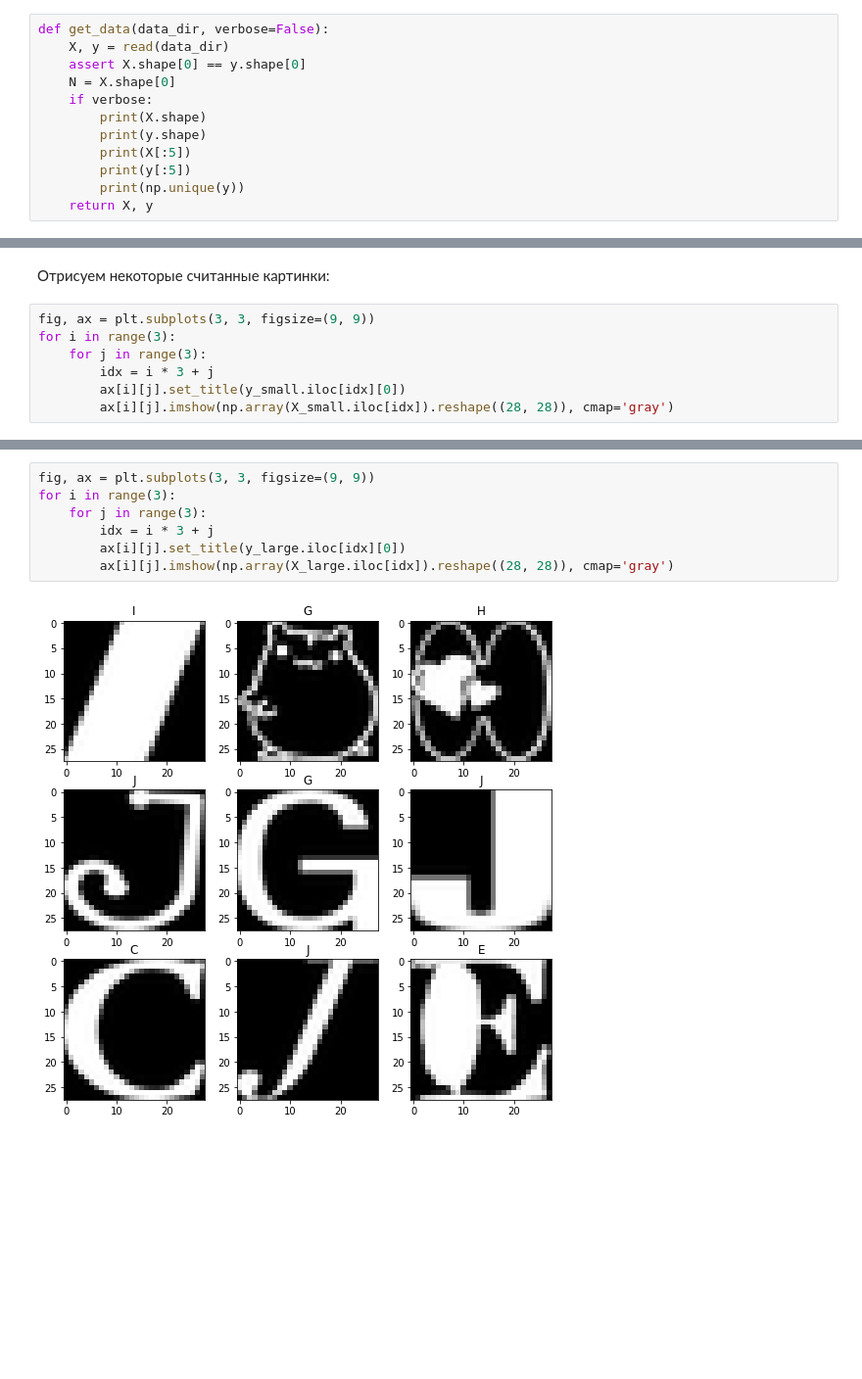
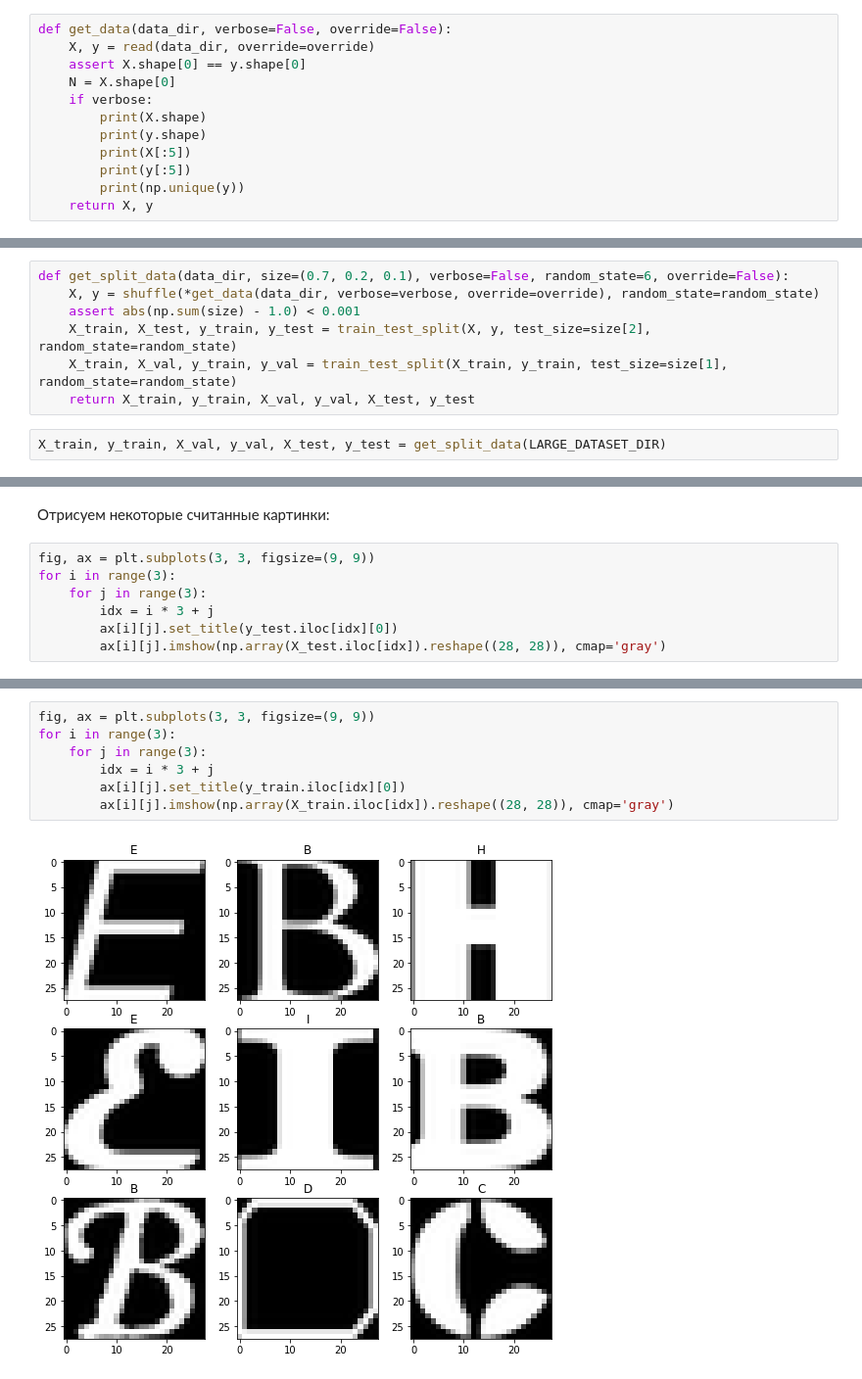
Before and after one commit to zaomatchbox/mo, a Jupyter notebook: part2/lab1/chiselko6/lab1.ipynb, the cells around one changed output, grey strips where cells are left out. Shown at 98% size. Saved outputs shown, nothing was run; the diff lists cells and outputs as text; blank space fills up the shorter version.

Commit message:
used large dataset only for classifiers

```diff
--- a/part2/lab1/chiselko6/lab1.ipynb
+++ b/part2/lab1/chiselko6/lab1.ipynb
@@ -40,6 +38,6 @@ def read(data_dir, override=False):
 # %%
-def get_data(data_dir, verbose=False):
-    X, y = read(data_dir)
+def get_data(data_dir, verbose=False, override=False):
+    X, y = read(data_dir, override=override)
     assert X.shape[0] == y.shape[0]
     N = X.shape[0]
     if verbose:
@@ -72,0 +50,9 @@ X_large, y_large = shuffle(*get_data(LARGE_DATASET_DIR, verbose=True), random_st
+# %%
+def get_split_data(data_dir, size=(0.7, 0.2, 0.1), verbose=False, random_state=6, override=False):
+    X, y = shuffle(*get_data(data_dir, verbose=verbose, override=override), random_state=random_state)
+    assert abs(np.sum(size) - 1.0) < 0.001
+    X_train, X_test, y_train, y_test = train_test_split(X, y, test_size=size[2], random_state=random_state)
+    X_train, X_val, y_train, y_val = train_test_split(X_train, y_train, test_size=size[1], random_state=random_state)
+    return X_train, y_train, X_val, y_val, X_test, y_test
+# %%
+X_train, y_train, X_val, y_val, X_test, y_test = get_split_data(LARGE_DATASET_DIR)
@@ -77,6 +96,6 @@ fig, ax = plt.subplots(3, 3, figsize=(9, 9))
 for i in range(3):
     for j in range(3):
         idx = i * 3 + j
-        ax[i][j].set_title(y_small.iloc[idx][0])
-        ax[i][j].imshow(np.array(X_small.iloc[idx]).reshape((28, 28)), cmap='gray')
+        ax[i][j].set_title(y_test.iloc[idx][0])
+        ax[i][j].imshow(np.array(X_test.iloc[idx]).reshape((28, 28)), cmap='gray')
 # %% [output]
@@ -84,9 +103,9 @@ for i in range(3):
 # %%
 fig, ax = plt.subplots(3, 3, figsize=(9, 9))
 for i in range(3):
     for j in range(3):
         idx = i * 3 + j
-        ax[i][j].set_title(y_large.iloc[idx][0])
-        ax[i][j].imshow(np.array(X_large.iloc[idx]).reshape((28, 28)), cmap='gray')
+        ax[i][j].set_title(y_train.iloc[idx][0])
+        ax[i][j].imshow(np.array(X_train.iloc[idx]).reshape((28, 28)), cmap='gray')
 # %% [output]
-[figure, old version]
+[figure, new version]
```
Also changed, not shown: parts of 22 cells of this notebook.
